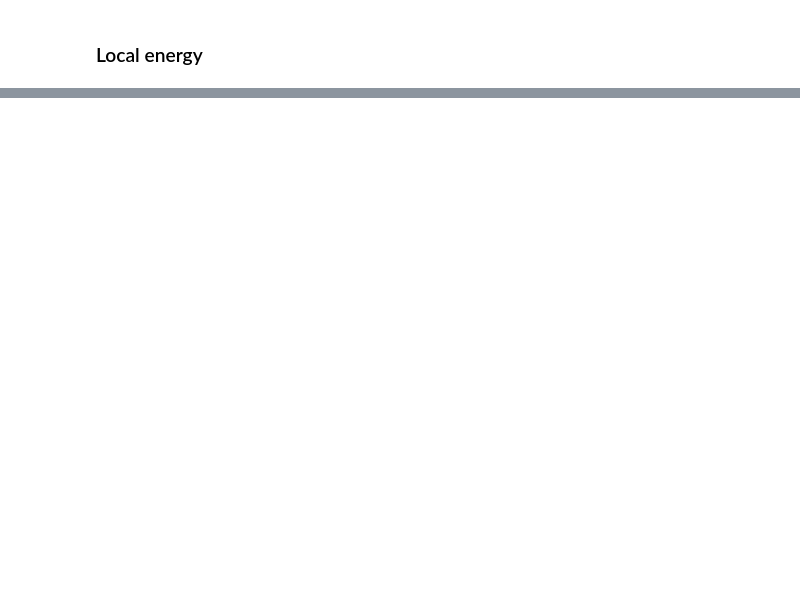
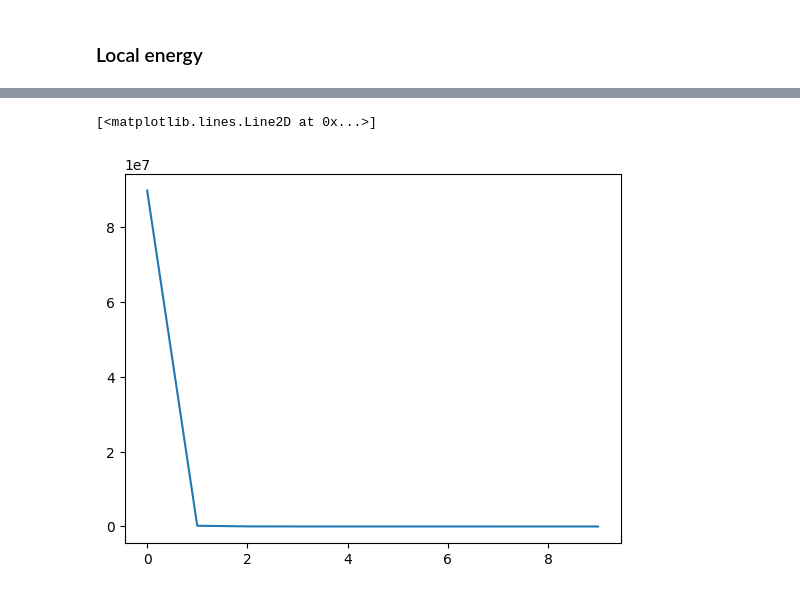
Before and after one commit to Parvfect/QVMC, a Jupyter notebook: intro.ipynb, the cells around one changed output, grey strips where cells are left out. Saved outputs shown, nothing was run; the diff lists cells and outputs as text; code cells hidden in the pictures; blank space fills up the shorter version.

```diff
--- a/intro.ipynb
+++ b/intro.ipynb
@@ -245,0 +247,5 @@ energies
+# %%
+plt.plot(variances)
+# %% [output]
+[<matplotlib.lines.Line2D at 0x...>]
+[figure, added]
```
Also changed, not shown: parts of 19 cells of this notebook, 5 other files.
